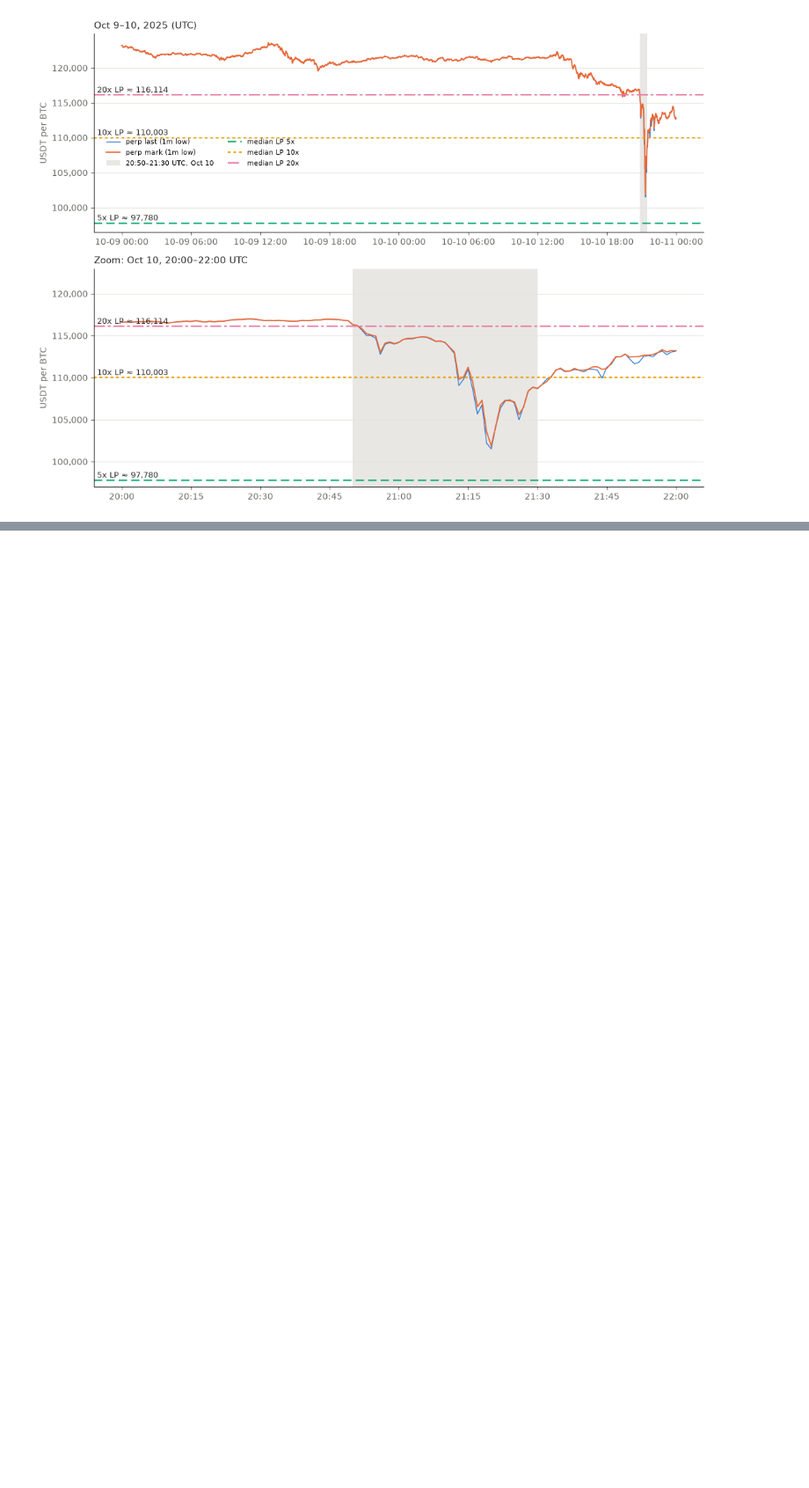
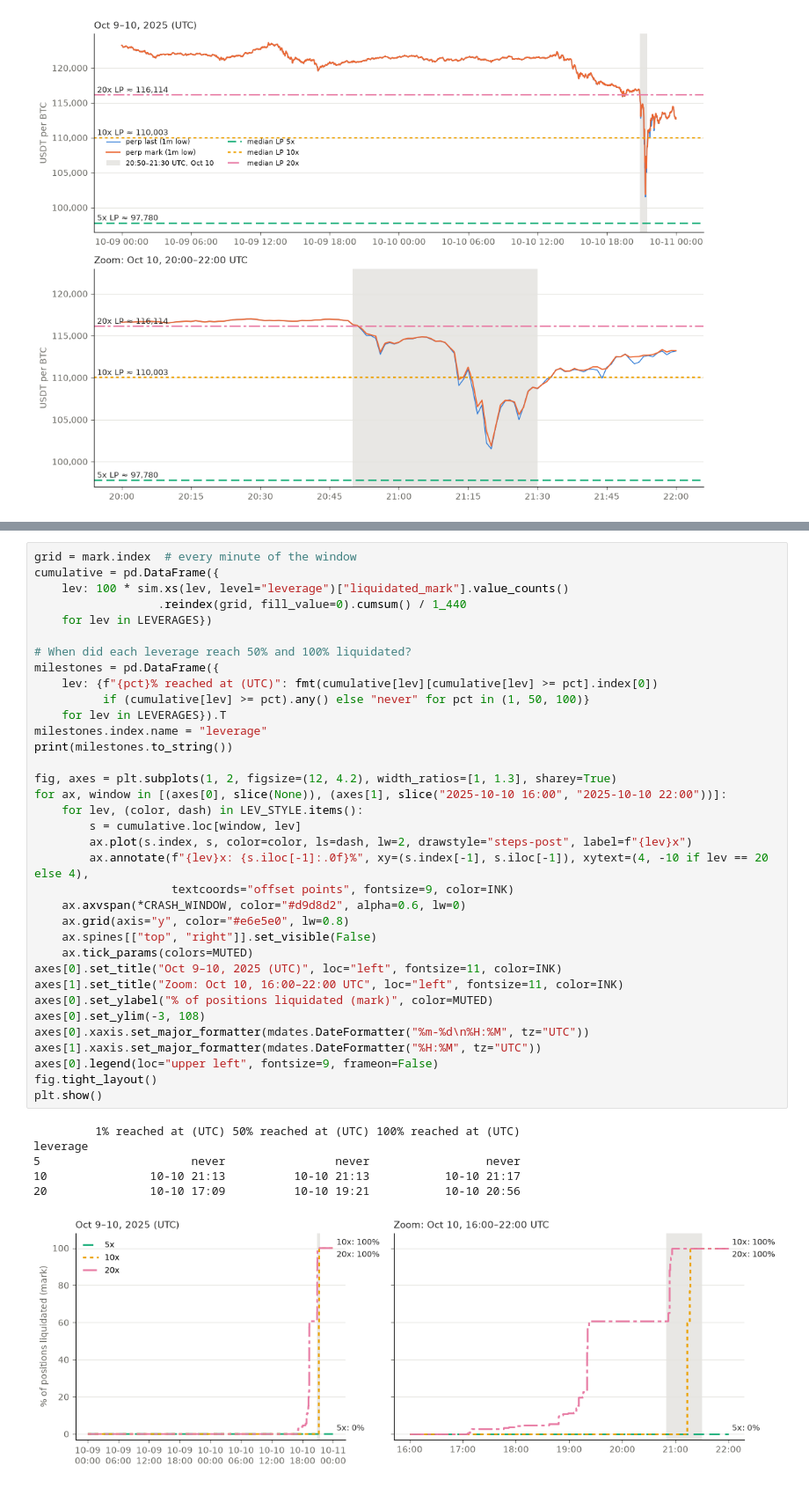
Before and after one commit to Alvarado-Maganna/crypto-quant-lab, a Jupyter notebook: notebooks/04_liquidation_math.ipynb, the cells around one changed output, grey strips where cells are left out. Shown at 88% size. Saved outputs shown, nothing was run; the diff lists cells and outputs as text; blank space fills up the shorter version.

```diff
--- a/notebooks/04_liquidation_math.ipynb
+++ b/notebooks/04_liquidation_math.ipynb
@@ -525,0 +532,42 @@ leverage
+# %%
+grid = mark.index  # every minute of the window
+cumulative = pd.DataFrame({
+    lev: 100 * sim.xs(lev, level="leverage")["liquidated_mark"].value_counts()
+                  .reindex(grid, fill_value=0).cumsum() / 1_440
+    for lev in LEVERAGES})
+
+# When did each leverage reach 50% and 100% liquidated?
+milestones = pd.DataFrame({
+    lev: {f"{pct}% reached at (UTC)": fmt(cumulative[lev][cumulative[lev] >= pct].index[0])
+          if (cumulative[lev] >= pct).any() else "never" for pct in (1, 50, 100)}
+    for lev in LEVERAGES}).T
+milestones.index.name = "leverage"
+print(milestones.to_string())
+
+fig, axes = plt.subplots(1, 2, figsize=(12, 4.2), width_ratios=[1, 1.3], sharey=True)
+for ax, window in [(axes[0], slice(None)), (axes[1], slice("2025-10-10 16:00", "2025-10-10 22:00"))]:
+    for lev, (color, dash) in LEV_STYLE.items():
+        s = cumulative.loc[window, lev]
+        ax.plot(s.index, s, color=color, ls=dash, lw=2, drawstyle="steps-post", label=f"{lev}x")
+        ax.annotate(f"{lev}x: {s.iloc[-1]:.0f}%", xy=(s.index[-1], s.iloc[-1]), xytext=(4, -10 if lev == 20 else 4),
+                    textcoords="offset points", fontsize=9, color=INK)
+    ax.axvspan(*CRASH_WINDOW, color="#d9d8d2", alpha=0.6, lw=0)
+    ax.grid(axis="y", color="#e6e5e0", lw=0.8)
+    ax.spines[["top", "right"]].set_visible(False)
+    ax.tick_params(colors=MUTED)
+axes[0].set_title("Oct 9–10, 2025 (UTC)", loc="left", fontsize=11, color=INK)
+axes[1].set_title("Zoom: Oct 10, 16:00–22:00 UTC", loc="left", fontsize=11, color=INK)
+axes[0].set_ylabel("% of positions liquidated (mark)", color=MUTED)
+axes[0].set_ylim(-3, 108)
+axes[0].xaxis.set_major_formatter(mdates.DateFormatter("%m-%d\n%H:%M", tz="UTC"))
+axes[1].xaxis.set_major_formatter(mdates.DateFormatter("%H:%M", tz="UTC"))
+axes[0].legend(loc="upper left", fontsize=9, frameon=False)
+fig.tight_layout()
+plt.show()
+# %% [output]
+         1% reached at (UTC) 50% reached at (UTC) 100% reached at (UTC)
+leverage
+5                      never                never                 never
+10               10-10 21:13          10-10 21:13           10-10 21:17
+20               10-10 17:09          10-10 19:21           10-10 20:56
+[figure, added]
```
Also changed, not shown: parts of 5 cells of this notebook.
